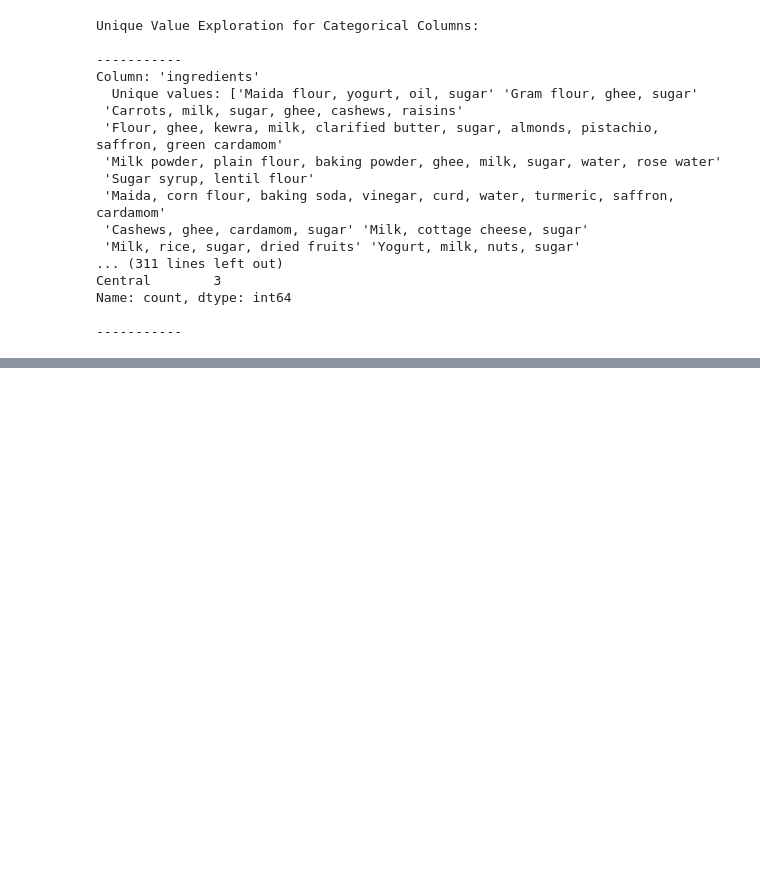
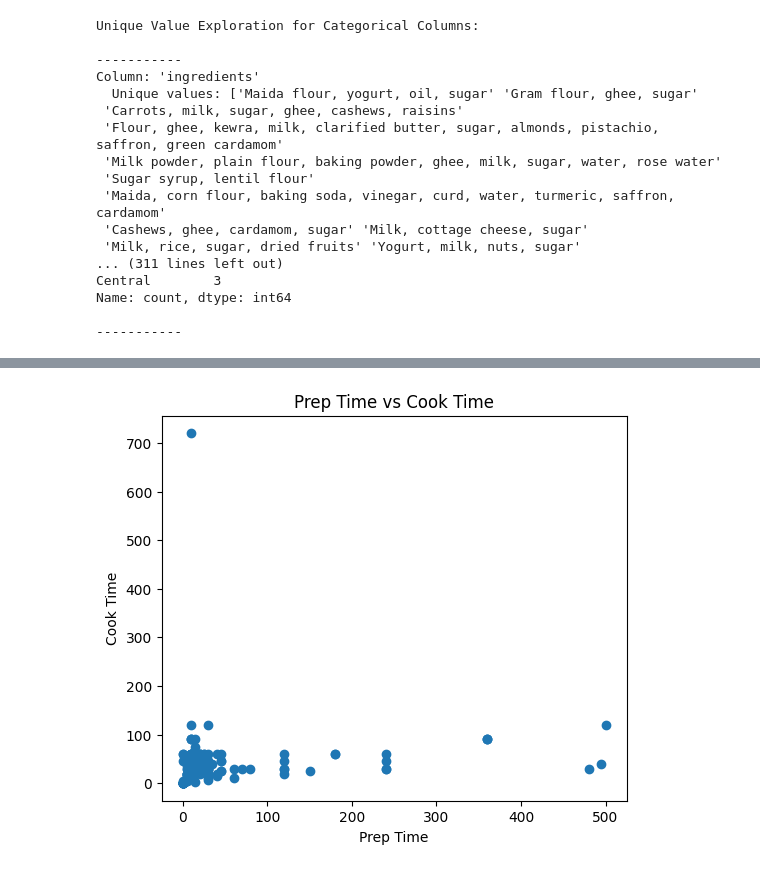
Before and after one commit to ShadowMonarchX/ai-ml-internship, a Jupyter notebook: Week - 1/Day-1.ipynb, the cells around one changed output, grey strips where cells are left out. Cells and saved outputs as stored; diff of their text form; code cells hidden in the pictures; blank space fills up the shorter version.

```diff
--- a/Week - 1/Day-1.ipynb
+++ b/Week - 1/Day-1.ipynb
@@ -247,0 +327,10 @@ plt.show()
+# %%
+#Scatter Plot (prep_time vs cook_time)
+plt.figure(figsize=(6,5))
+plt.scatter(df['prep_time'], df['cook_time'])
+plt.xlabel("Prep Time")
+plt.ylabel("Cook Time")
+plt.title("Prep Time vs Cook Time")
+plt.show()
+# %% [output]
+[figure, added]
```
Also changed, not shown: parts of 12 cells of this notebook.
